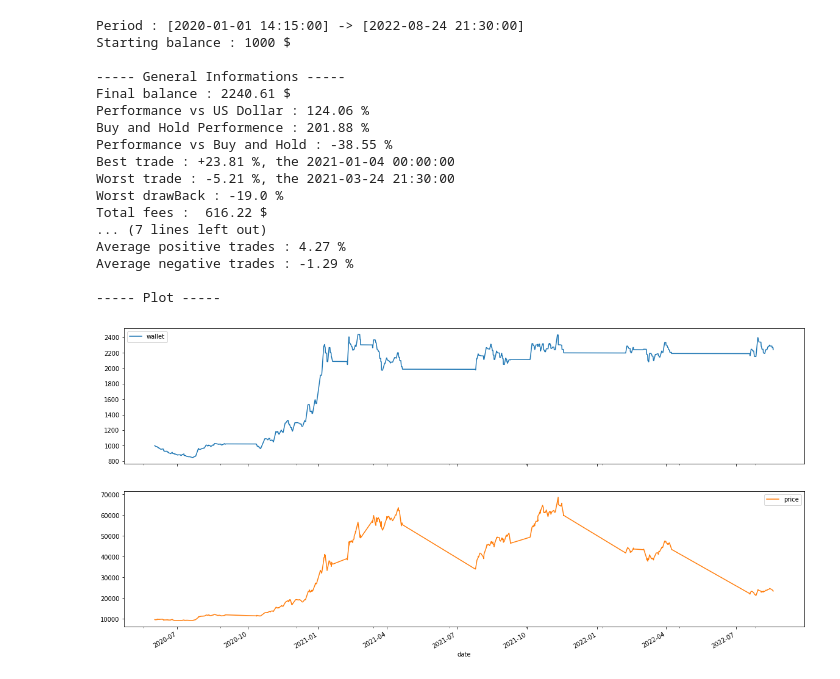
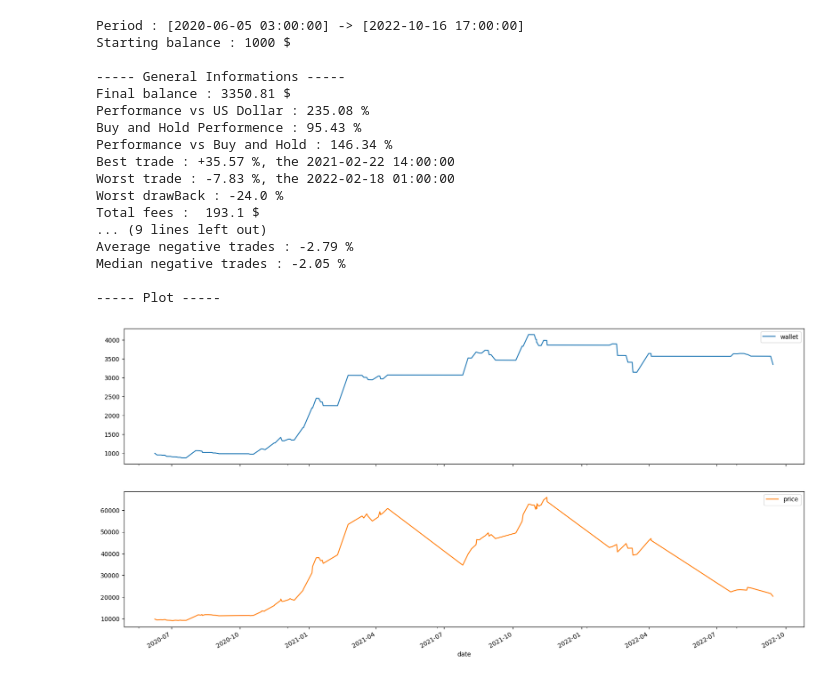
Before and after one commit to webclinic017/Trading-sandbox, a Jupyter notebook: 21_EMA_crossover_strategy.ipynb, the cells around one changed output. Saved outputs shown, nothing was run; the diff lists cells and outputs as text; code cells hidden in the pictures.

```diff
--- a/21_EMA_crossover_strategy.ipynb
+++ b/21_EMA_crossover_strategy.ipynb
@@ -26,10 +26,13 @@ from modules.Utils.utils import loadFromDB, strategyTester
 from modules.Utils.indicators import computeSuperTrend
 # %%
 SYMBOL='BTC'
-df = loadFromDB(SYMBOL,'15m')
+df = loadFromDB(SYMBOL,'1h')
 df['EMA20'] = ema_indicator(df.Close,28)
 df['EMA50'] = ema_indicator(df.Close,54)
-df['Stoch_RSI'] = stochrsi(df.Close, 12, smooth1=3, smooth2=3)
+df['EMA7'] = ema_indicator(df.Close,7)
+df['EMA70'] = ema_indicator(df.Close,70)
+df['EMA100'] = ema_indicator(df.Close,100)
+df['Stoch_RSI'] = stochrsi(df.Close, 14, smooth1=3, smooth2=3)
 df.dropna(inplace=True)
 df.tail()
 # %% [output]
@@ -83,10 +86,10 @@ df_day
 # %%
 def addST(x):
     try:
-        return df_day.loc[pd.to_datetime(x.name).date().strftime("%Y-%m-%d")].ST_Direction.values[0]
+        return df_day.loc[pd.to_datetime(x.name).date().strftime("%Y-%m-%d")].ST_Direction
     except:
         return np.nan
 
 df['ST_day'] = df.apply(addST,axis=1)
-df.head(30)
+df.head()
 # %% [output]
@@ -111,29 +103,34 @@ df.head(30)
 # %%
 def buyCondition(row:pd.Series, previous_row:pd.Series=None)->bool:
-    return True if row.EMA20>row.EMA50 and row.Stoch_RSI>0.82 and previous_row.Stoch_RSI<0.82 and row.ST_day==True else False
-    #return True if row.EMA20>row.EMA50 and row.Stoch_RSI<0.82 else False
+    return True if (row.EMA7>row.EMA20 and
+                    row.EMA20>row.EMA50 and
+                    row.Stoch_RSI>0.82 and
+                    previous_row.Stoch_RSI<0.82 and
+                    row.ST_day==True) else False
 
 def sellCondition(row:pd.Series, previous_row:pd.Series=None)->bool:
-    return True if row.EMA20<row.EMA50 and row.Stoch_RSI>0.18 and previous_row.Stoch_RSI<0.18  else False
+    return True if (row.EMA20<row.EMA50 and
+                    row.Stoch_RSI>0.18 and
+                    previous_row.Stoch_RSI<0.18)  else False
 
 
 equity = strategyTester(df,buyCondition,sellCondition)
 # %% [output]
-Period : [2020-01-01 14:15:00] -> [2022-08-24 21:30:00]
+Period : [2020-06-05 03:00:00] -> [2022-10-16 17:00:00]
 Starting balance : 1000 $
 
 ----- General Informations -----
-Final balance : 2240.61 $
-Performance vs US Dollar : 124.06 %
-Buy and Hold Performence : 201.88 %
-Performance vs Buy and Hold : -38.55 %
-Best trade : +23.81 %, the 2021-01-04 00:00:00
-Worst trade : -5.21 %, the 2021-03-24 21:30:00
-Worst drawBack : -19.0 %
-Total fees :  616.22 $
-... (7 lines left out)
-Average positive trades : 4.27 %
-Average negative trades : -1.29 %
+Final balance : 3350.81 $
+Performance vs US Dollar : 235.08 %
+Buy and Hold Performence : 95.43 %
+Performance vs Buy and Hold : 146.34 %
+Best trade : +35.57 %, the 2021-02-22 14:00:00
+Worst trade : -7.83 %, the 2022-02-18 01:00:00
+Worst drawBack : -24.0 %
+Total fees :  193.1 $
+... (9 lines left out)
+Average negative trades : -2.79 %
+Median negative trades : -2.05 %
 
 ----- Plot -----
-[figure, old version]
+[figure, new version]
```
Also changed, not shown: parts of 5 cells of this notebook, 5 other files.
